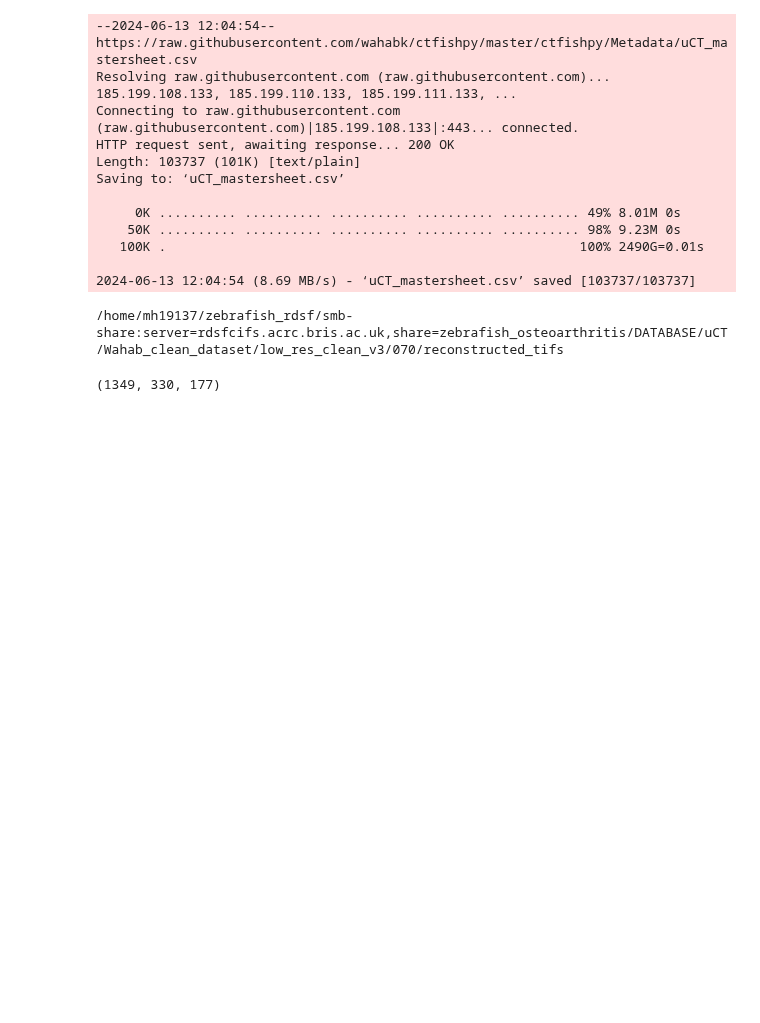
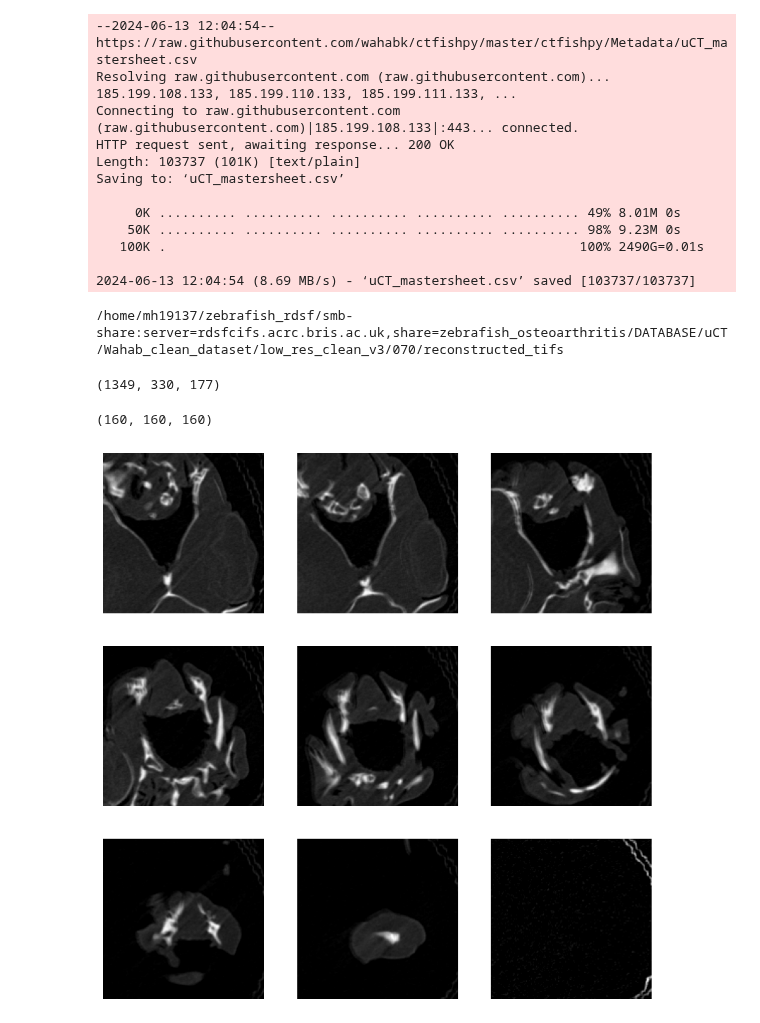
Before and after one commit to JGIBristol/fish_test, a Jupyter notebook: find_roi.ipynb, the cells around one changed output. Saved outputs shown, nothing was run; the diff lists cells and outputs as text; code cells hidden in the pictures; blank space fills up the shorter version.

Commit message:
crop img

```diff
--- a/find_roi.ipynb
+++ b/find_roi.ipynb
@@ -107,3 +103,35 @@ roi
+# %%
+# Crop the image to the jaw centre
+def crop_image(
+    image: np.ndarray, roi: tuple[int, int, int], size: int = 160
+) -> np.ndarray:
+    _, width, height = image.shape
+
+    z, x, y = roi
+    return image[
+        z - size // 2 : z + size // 2,
+        width - x - size // 2 : width - x + size // 2,
+        height - y - size // 2 : height - y + size // 2,
+    ]
+
+cropped_array = crop_image(array, roi)
+cropped_array.shape
+# %% [output]
+(160, 160, 160)
+# %%
+# Show slices of cropped jaw
+import matplotlib.pyplot as plt
+
+fig, axes = plt.subplots(3, 3, figsize=(10, 10))
+
+for axis, i in zip(
+    axes.flat,
+    [0, 10, 30, 50, 70, 90, 110, 130, 150],
+):
+    axis.imshow(cropped_array[i], cmap="gray")
+    axis.axis("off")
+# %% [output]
+[figure, added]
 # %%
 # Create a model for learning the jaw centre
 # %%
```
Also changed, not shown: parts of 2 cells of this notebook.
